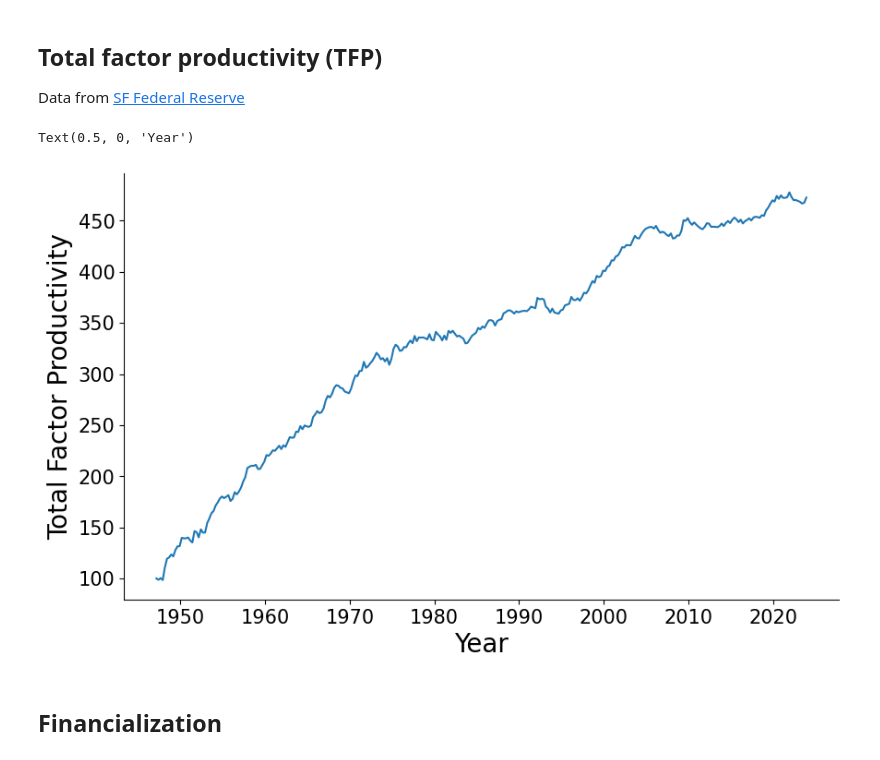
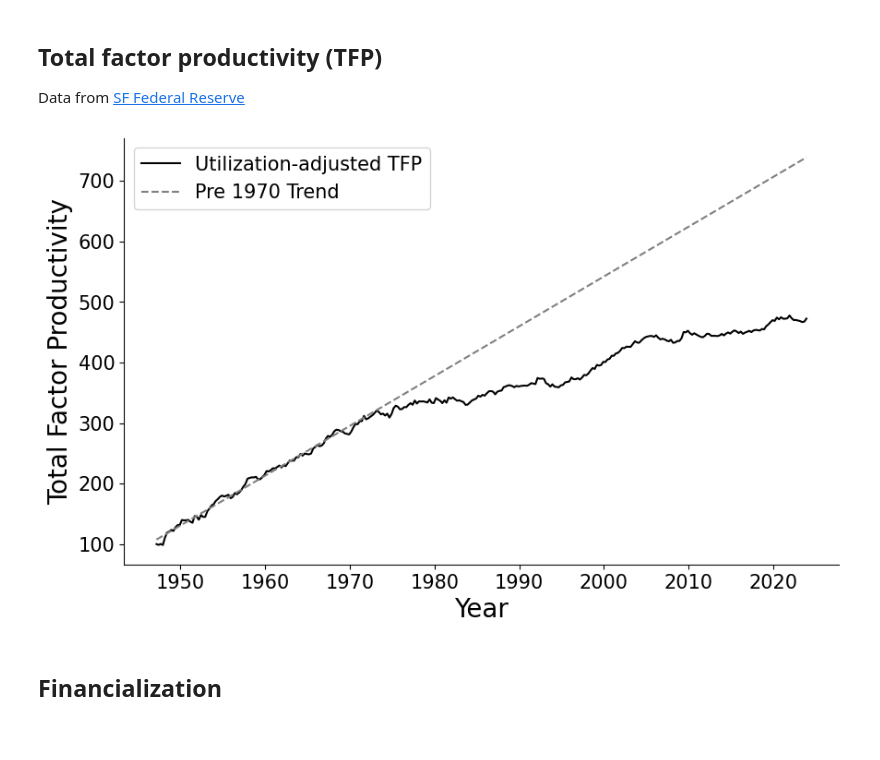
Before and after one commit to jordanott/BackToTheFuture, a Jupyter notebook: notebooks/business.ipynb, the cells around one changed output. Drawn from its saved outputs; the diff is of its cells as text; code cells hidden in the pictures.

Commit message:
Update plots

```diff
--- a/notebooks/business.ipynb
+++ b/notebooks/business.ipynb
@@ -50,14 +51,25 @@ tfp["Date"] = pd.to_datetime(tfp["Date"], format="mixed")
 # %%
 data = np.copy(tfp.dtfp_util.values)
 data[0] = 100
 tfp["UA_TFP"] = np.cumsum(data)
 
-sns.lineplot(x="Date", y="UA_TFP", data=tfp)
+index = 92
+x = np.arange(len(tfp))
+y = np.cumsum(data)
+
+pre_1970 = linear_model.LinearRegression()
+pre_1970.fit(x[:index, None], y[:index])
+tfp["pre_1970"] = pre_1970.predict(x[:, None])
+
+sns.lineplot(x="Date", y="UA_TFP", data=tfp, color="black", label="Utilization-adjusted TFP")
+sns.lineplot(x="Date", y="pre_1970", data=tfp, label="Pre 1970 Trend", ls="--", color="gray")
+
 plt.ylabel("Total Factor Productivity")
 plt.xlabel("Year")
+
+plt.savefig("../images/tfp.png")
 # %% [output]
-Text(0.5, 0, 'Year')
-[figure, old version]
+[figure, new version]
 # %% [markdown]
 ## Financialization
 # %%
```
Also changed, not shown: parts of 1 cell of this notebook, 1 other file.
